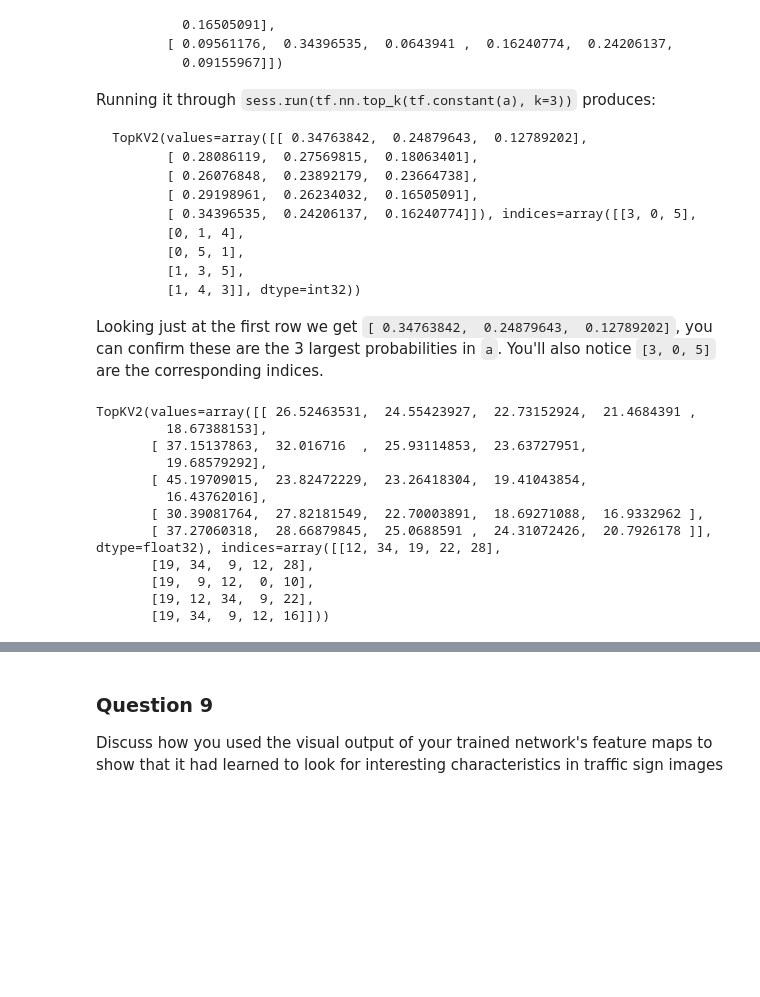
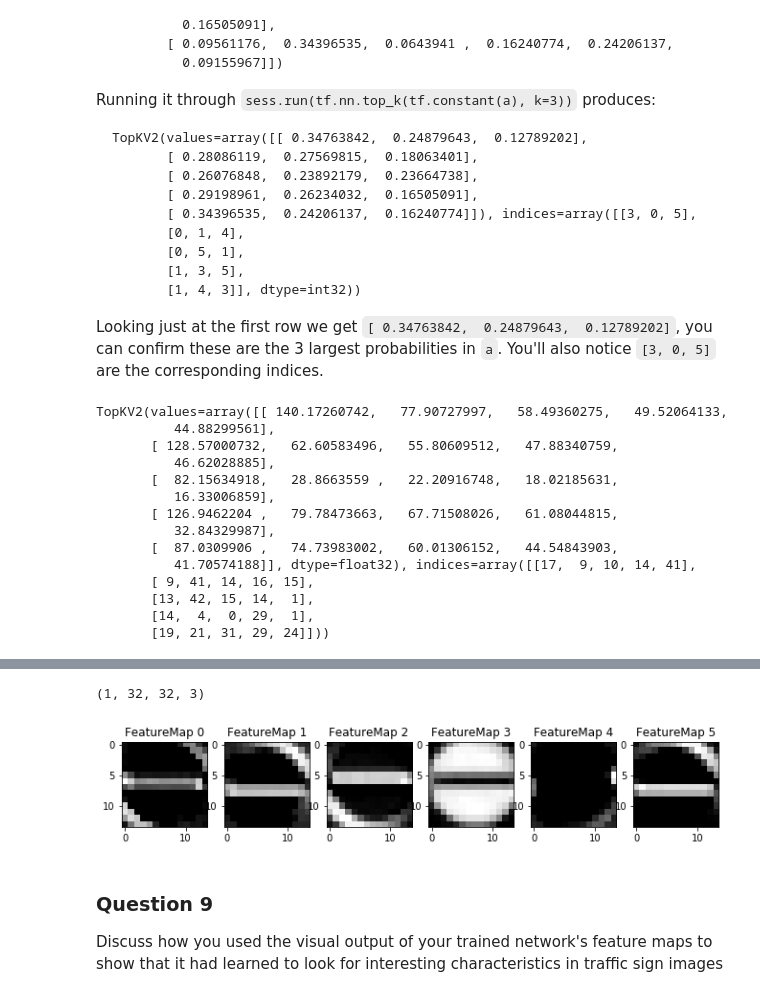
Before and after one commit to shanghaijo/CarND-Traffic-Sign-Classifier-Grading, a Jupyter notebook: Traffic_Sign_Classifier-For grading.ipynb, the cells around one changed output, grey strips where cells are left out. Saved outputs shown, nothing was run; the diff lists cells and outputs as text; code cells hidden in the pictures; blank space fills up the shorter version.

```diff
--- a/Traffic_Sign_Classifier-For grading.ipynb
+++ b/Traffic_Sign_Classifier-For grading.ipynb
@@ -204,6 +211,7 @@ from tensorflow.contrib.layers import flatten
 ### keep_prob = tf.placeholder(tf.float32)
 def LeNet(x):
     #global weights
+    global conv1, conv2, fc1, fc2
     # Arguments used for tf.truncated_normal, randomly defines variables for the weights and biases for each layer
     mu = 0
     sigma = 0.2
@@ -412,12 +419,8 @@ print(getit)
 ### Calculate the accuracy for these 5 new images.
 ### For example, if the model predicted 1 out of 5 signs correctly, it's 20% accurate on these new images.
 
-#X_real = tf.placeholder(tf.float32, (None, 32, 32, 3))
-#y_real = tf.placeholder(tf.int32, (None))
-y_real = np.array([17,9,13,14,19])
+y_real = np.array([3,9,13,14,19])
 
-
-print(y_real.shape)
 with tf.Session() as sess:
 
     saver.restore(sess, tf.train.latest_checkpoint('.'))
@@ -471,32 +473,26 @@ Looking just at the first row we get `[ 0.34763842,  0.24879643,  0.12789202]`,
 ### Print out the top five softmax probabilities for the predictions on the German traffic sign images found on the web.
 ### Feel free to use as many code cells as needed.
 
-#X_realone = np.zeros((1,32,32,3), np.float32)
-#X_realone[0] = im_to_arr(noway)
-#plt.figure(figsize=(2,2))
-#plt.imshow(X_realone[0])
-
-x_k = tf.placeholder(tf.float32, (None, 32, 32, 3))
-result, dummy = LeNet(x_k)
-resultat = tf.nn.top_k(result, k = 5)
+resultat = tf.nn.top_k(logits, k = 5)
 with tf.Session() as sess:
-    sess.run(tf.global_variables_initializer())
     saver.restore(sess, tf.train.latest_checkpoint('.'))
-    getit = sess.run(resultat, feed_dict = {x_k : X_real})
+    getit = sess.run(resultat, feed_dict = {x : X_real})
 print(getit)
 # %% [output]
-TopKV2(values=array([[ 26.52463531,  24.55423927,  22.73152924,  21.4684391 ,
-         18.67388153],
-       [ 37.15137863,  32.016716  ,  25.93114853,  23.63727951,
-         19.68579292],
-       [ 45.19709015,  23.82472229,  23.26418304,  19.41043854,
-         16.43762016],
-       [ 30.39081764,  27.82181549,  22.70003891,  18.69271088,  16.9332962 ],
-       [ 37.27060318,  28.66879845,  25.0688591 ,  24.31072426,  20.7926178 ]], dtype=float32), indices=array([[12, 34, 19, 22, 28],
-       [19, 34,  9, 12, 28],
-       [19,  9, 12,  0, 10],
-       [19, 12, 34,  9, 22],
-       [19, 34,  9, 12, 16]]))
+TopKV2(values=array([[ 140.17260742,   77.90727997,   58.49360275,   49.52064133,
+          44.88299561],
+       [ 128.57000732,   62.60583496,   55.80609512,   47.88340759,
+          46.62028885],
+       [  82.15634918,   28.8663559 ,   22.20916748,   18.02185631,
+          16.33006859],
+       [ 126.9462204 ,   79.78473663,   67.71508026,   61.08044815,
+          32.84329987],
+       [  87.0309906 ,   74.73983002,   60.01306152,   44.54843903,
+          41.70574188]], dtype=float32), indices=array([[17,  9, 10, 14, 41],
+       [ 9, 41, 14, 16, 15],
+       [13, 42, 15, 14,  1],
+       [14,  4,  0, 29,  1],
+       [19, 21, 31, 29, 24]]))
 # %% [markdown]
 ---
 
@@ -519,32 +515,39 @@ For an example of what feature map outputs look like, check out NVIDIA's results
 # %%
 ### Visualize your network's feature maps here.
 ### Feel free to use as many code cells as needed.
 
 # image_input: the test image being fed into the network to produce the feature maps
 # tf_activation: should be a tf variable name used during your training procedure that represents the calculated state of a specific weight layer
 # activation_min/max: can be used to view the activation contrast in more detail, by default matplot sets min and max to the actual min and max values of the output
 # plt_num: used to plot out multiple different weight feature map sets on the same block, just extend the plt number for each new feature map entry
 
 def outputFeatureMap(image_input, tf_activation, activation_min=-1, activation_max=-1 ,plt_num=1):
     # Here make sure to preprocess your image_input in a way your network expects
     # with size, normalization, ect if needed
-    # image_input =
+    #image_input = x
     # Note: x should be the same name as your network's tensorflow data placeholder variable
     # If you get an error tf_activation is not defined it maybe having trouble accessing the variable from inside a function
     activation = tf_activation.eval(session=sess,feed_dict={x : image_input})
     featuremaps = activation.shape[3]
     plt.figure(plt_num, figsize=(15,15))
     for featuremap in range(featuremaps):
         plt.subplot(6,8, featuremap+1) # sets the number of feature maps to show on each row and column
         plt.title('FeatureMap ' + str(featuremap)) # displays the feature map number
         if activation_min != -1 & activation_max != -1:
             plt.imshow(activation[0,:,:, featuremap], interpolation="nearest", vmin =activation_min, vmax=activation_max, cmap="gray")
         elif activation_max != -1:
             plt.imshow(activation[0,:,:, featuremap], interpolation="nearest", vmax=activation_max, cmap="gray")
         elif activation_min !=-1:
             plt.imshow(activation[0,:,:, featuremap], interpolation="nearest", vmin=activation_min, cmap="gray")
         else:
             plt.imshow(activation[0,:,:, featuremap], interpolation="nearest", cmap="gray")
+with tf.Session() as sess:
+    saver.restore(sess, tf.train.latest_checkpoint('.'))
+    print(X_realone.shape)
+    outputFeatureMap(X_realone, conv1)
+# %% [output]
+(1, 32, 32, 3)
+[figure, added]
 # %% [markdown]
 ### Question 9
 
```
Also changed, not shown: parts of 7 cells of this notebook.
